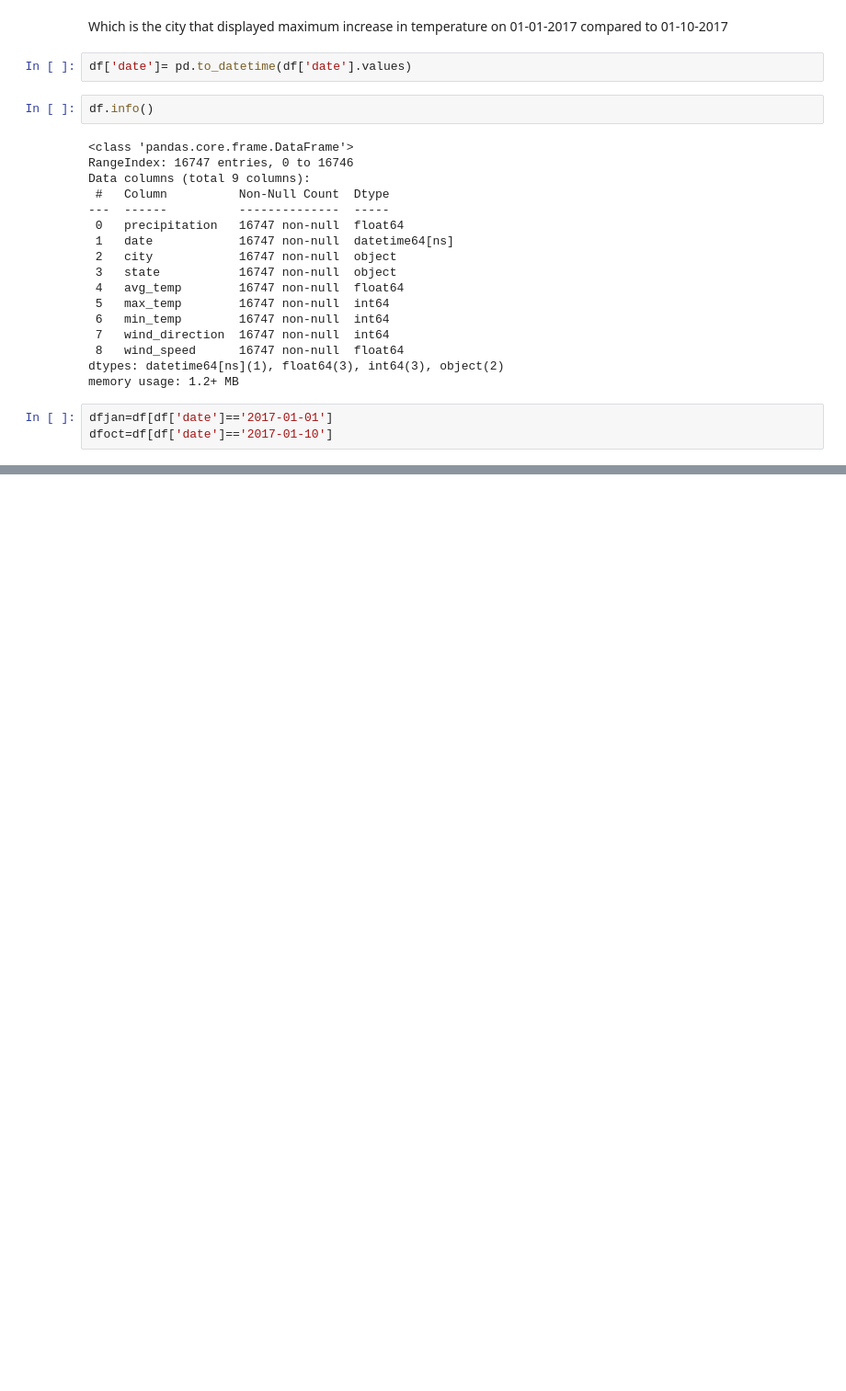
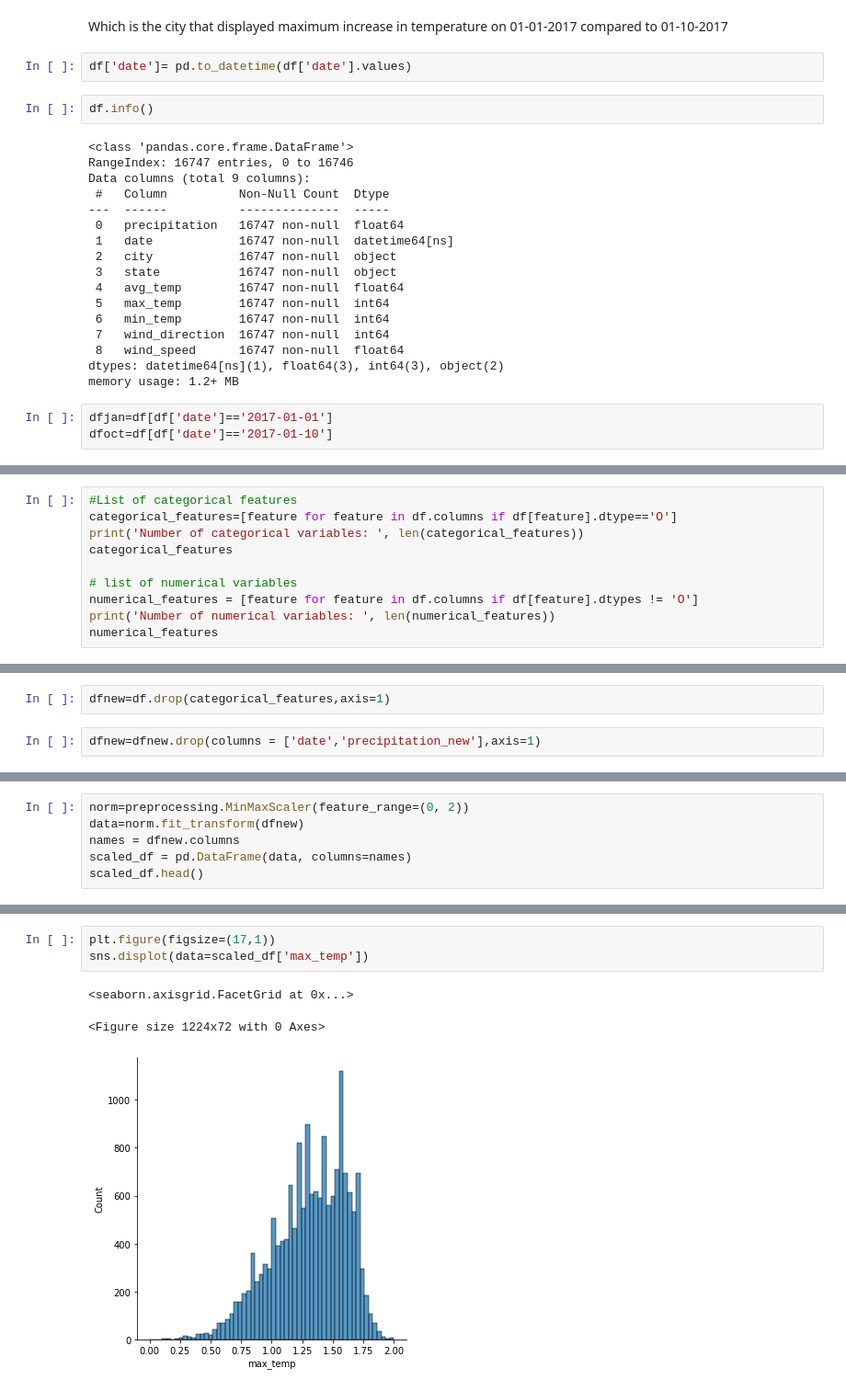
Before and after one commit to Bibhuti-MLAI/Python-Assignment, a Jupyter notebook: Python_Assignment.ipynb, the cells around one changed output, grey strips where cells are left out. Shown at 92% size. Cells and saved outputs as stored; diff of their text form; blank space fills up the shorter version.

```diff
--- a/Python_Assignment.ipynb
+++ b/Python_Assignment.ipynb
@@ -859,0 +890,10 @@ Name: date, dtype: bool
+# %%
+#List of categorical features
+categorical_features=[feature for feature in df.columns if df[feature].dtype=='O']
+print('Number of categorical variables: ', len(categorical_features))
+categorical_features
+
+# list of numerical variables
+numerical_features = [feature for feature in df.columns if df[feature].dtypes != 'O']
+print('Number of numerical variables: ', len(numerical_features))
+numerical_features
@@ -859,0 +923,4 @@ Name: date, dtype: bool
+# %%
+dfnew=df.drop(categorical_features,axis=1)
+# %%
+dfnew=dfnew.drop(columns = ['date','precipitation_new'],axis=1)
@@ -859,0 +939,6 @@ Name: date, dtype: bool
+# %%
+norm=preprocessing.MinMaxScaler(feature_range=(0, 2))
+data=norm.fit_transform(dfnew)
+names = dfnew.columns
+scaled_df = pd.DataFrame(data, columns=names)
+scaled_df.head()
@@ -859,0 +952,7 @@ Name: date, dtype: bool
+# %%
+plt.figure(figsize=(17,1))
+sns.displot(data=scaled_df['max_temp'])
+# %% [output]
+<seaborn.axisgrid.FacetGrid at 0x...>
+<Figure size 1224x72 with 0 Axes>
+[figure, added]
```
Also changed, not shown: parts of 30 cells of this notebook.
